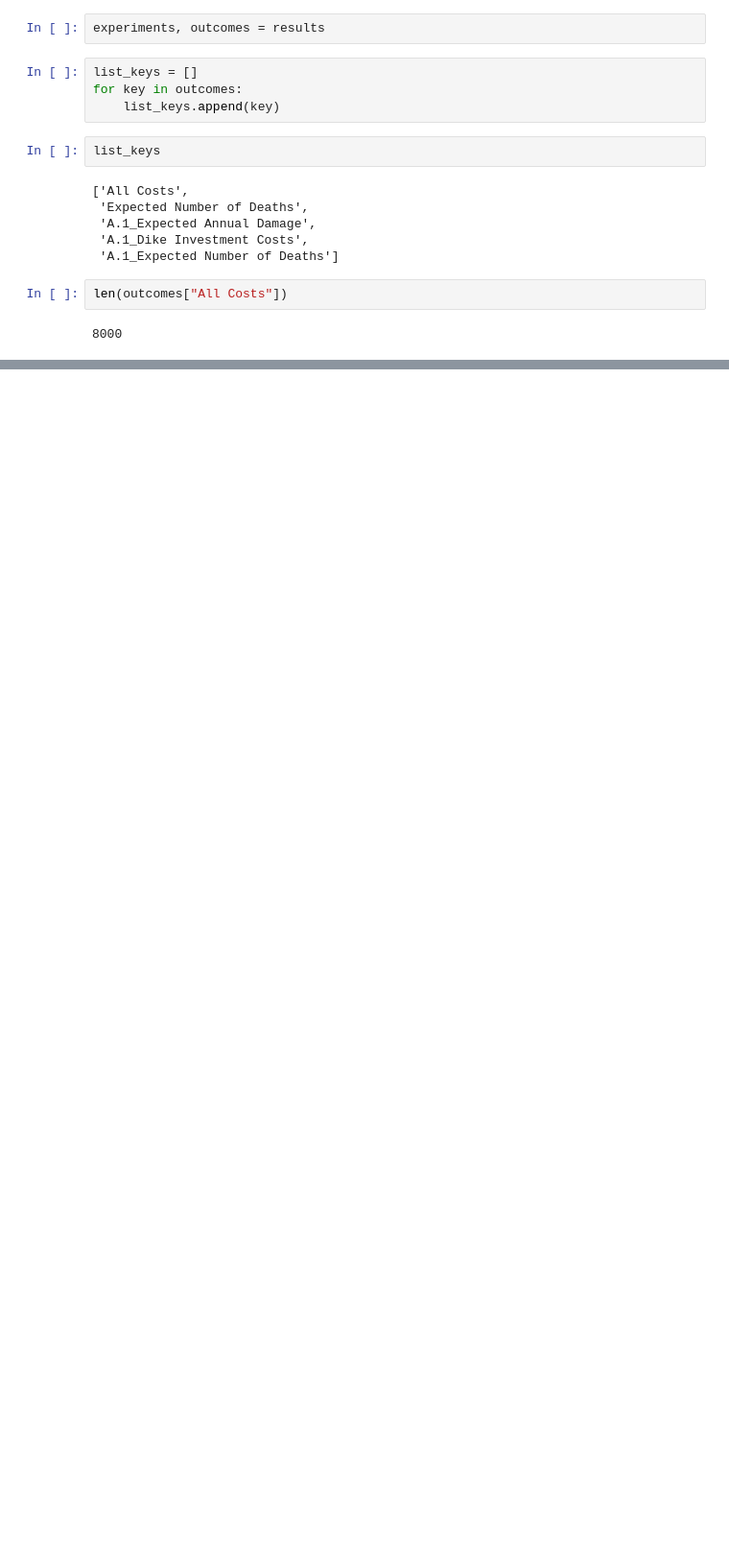
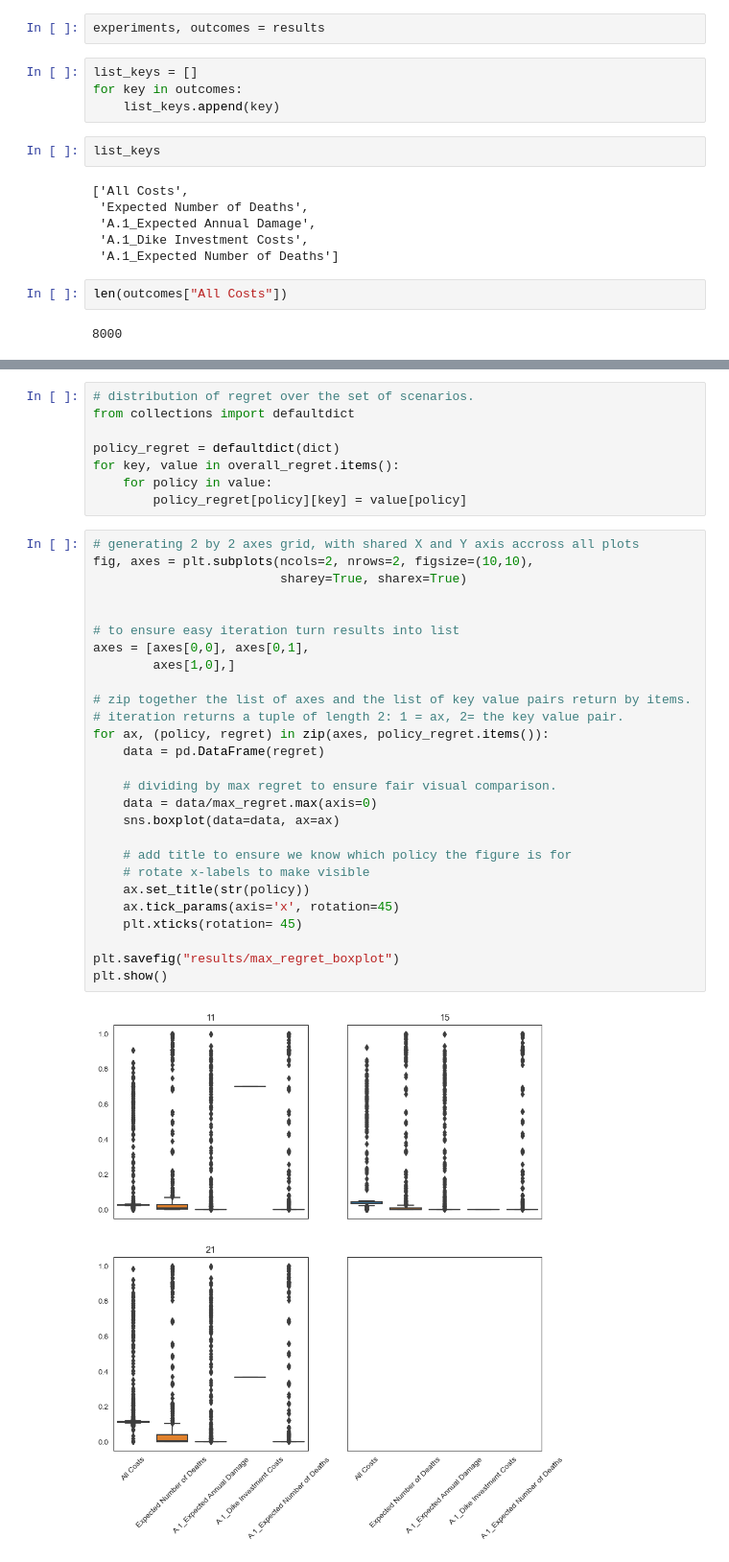
Before and after one commit to Minyyyy/EPA_Group7_MBDM, a Jupyter notebook: final assignment/Evaluate_robustness.ipynb, the cells around one changed output, grey strips where cells are left out. Shown: that part at 96% size. Saved outputs shown, nothing was run; the diff lists cells and outputs as text; blank space fills up the shorter version.

```diff
--- a/final assignment/Evaluate_robustness.ipynb
+++ b/final assignment/Evaluate_robustness.ipynb
@@ -124,0 +179,37 @@ def calculate_regret(data, best):
+# %%
+# distribution of regret over the set of scenarios.
+from collections import defaultdict
+
+policy_regret = defaultdict(dict)
+for key, value in overall_regret.items():
+    for policy in value:
+        policy_regret[policy][key] = value[policy]
+# %%
+# generating 2 by 2 axes grid, with shared X and Y axis accross all plots
+fig, axes = plt.subplots(ncols=2, nrows=2, figsize=(10,10),
+                         sharey=True, sharex=True)
+
+
+# to ensure easy iteration turn results into list
+axes = [axes[0,0], axes[0,1],
+        axes[1,0],]
+
+# zip together the list of axes and the list of key value pairs return by items.
+# iteration returns a tuple of length 2: 1 = ax, 2= the key value pair.
+for ax, (policy, regret) in zip(axes, policy_regret.items()):
+    data = pd.DataFrame(regret)
+
+    # dividing by max regret to ensure fair visual comparison.
+    data = data/max_regret.max(axis=0)
+    sns.boxplot(data=data, ax=ax)
+
+    # add title to ensure we know which policy the figure is for
+    # rotate x-labels to make visible
+    ax.set_title(str(policy))
+    ax.tick_params(axis='x', rotation=45)
+    plt.xticks(rotation= 45)
+
+plt.savefig("results/max_regret_boxplot")
+plt.show()
+# %% [output]
+[figure, added]
```
Also changed, not shown: parts of 7 cells of this notebook.
